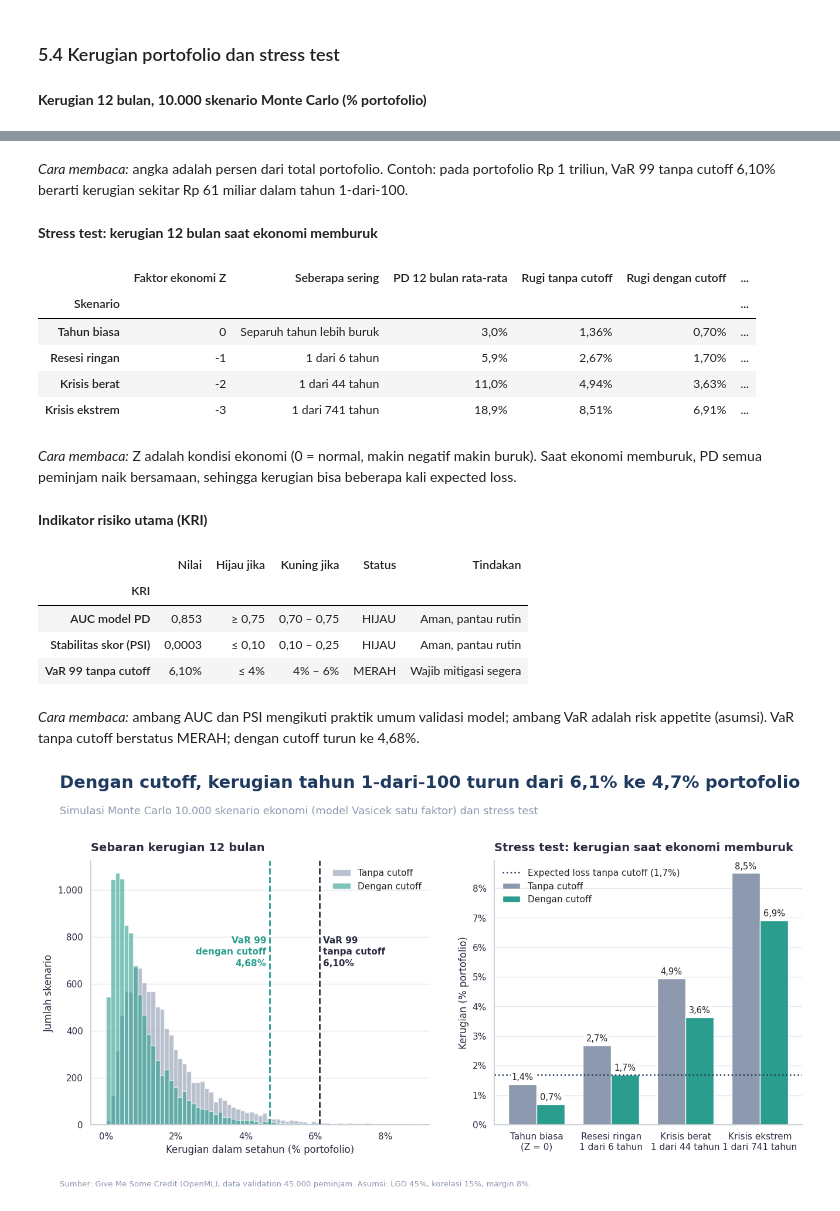
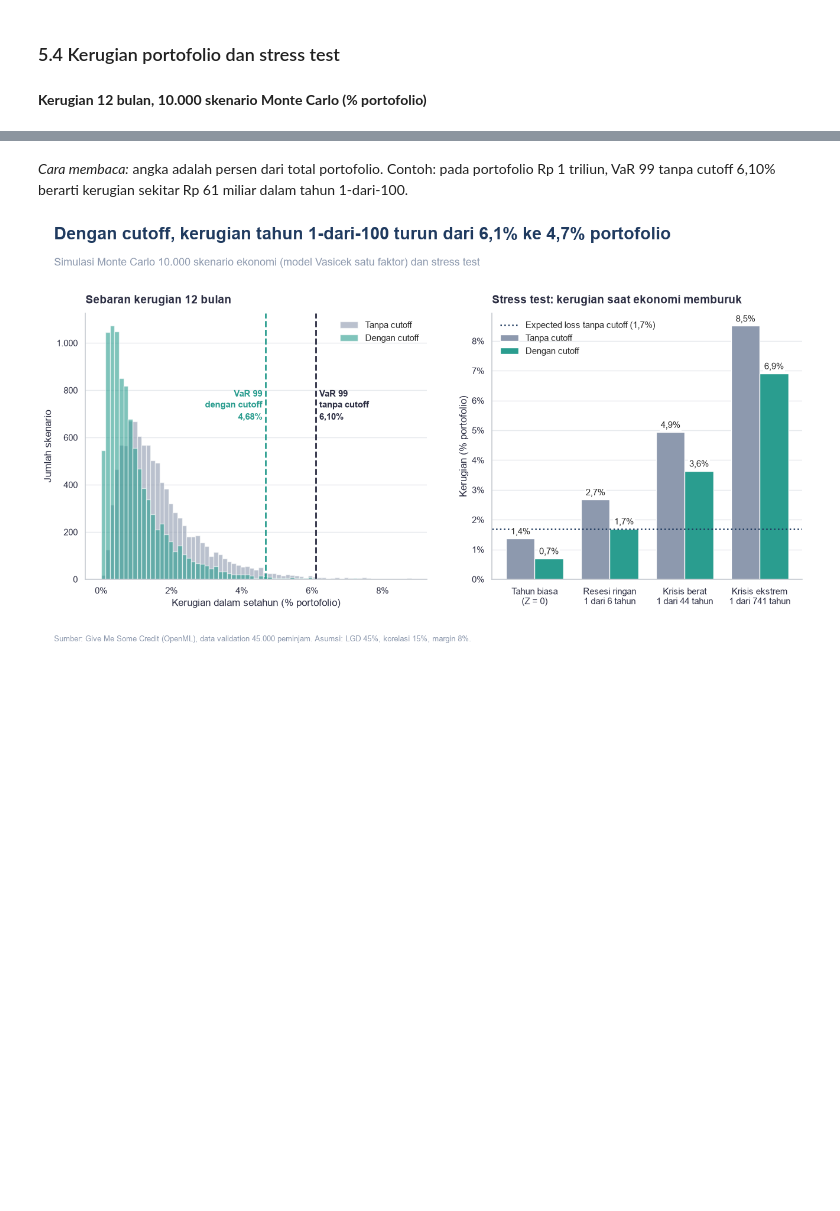
Before and after one commit to aldo02032004/credit-risk-model, a Jupyter notebook: credit_risk_model.ipynb, the cells around one changed output, grey strips where cells are left out. Drawn from its saved outputs; the diff is of its cells as text; code cells hidden in the pictures; blank space fills up the shorter version.

```diff
--- a/credit_risk_model.ipynb
+++ b/credit_risk_model.ipynb
@@ -186,8 +160,7 @@ port["lolos"] = port.skor >= cutoff
 
 # Default rate aktual per desil skor: bukti model mengurutkan risiko dengan benar
 port["desil"] = pd.qcut(port.skor, 10, labels=range(1, 11))
-band = port.groupby("desil", observed=True).agg(skor_min=("skor", "min"), skor_max=("skor", "max"),
-                                                pd_prediksi=("pd2", "mean"), default_aktual=("default", "mean"))
+band = port.groupby("desil", observed=True).agg(pd_prediksi=("pd2", "mean"), default_aktual=("default", "mean"))
 assert skor(0.01) > skor(0.2) and band.default_aktual.is_monotonic_decreasing
 # %% [markdown]
 ## 4. Expected loss, Monte Carlo, dan stress test
@@ -213,7 +186,7 @@ def loss(z, book):                                                  # rugi sebag
 
 def metrics(c):
     var = np.quantile(c, P["conf"])
-    return pd.Series({"EL": c.mean(), "Std": c.std(), "VaR 99": var, "CVaR 99": c[c >= var].mean(), "UL = VaR − EL": var - c.mean()})
+    return pd.Series({"EL": c.mean(), "VaR 99": var, "CVaR 99": c[c >= var].mean(), "UL = VaR − EL": var - c.mean()})
 
 Z = np.random.default_rng(P["seed"]).standard_normal(P["n_sims"])   # seed sama → skenario sama untuk dua kebijakan
 lolos = port[port.lolos]
@@ -222,22 +195,19 @@ m = pd.DataFrame({"Tanpa cutoff": metrics(L), "Dengan cutoff": metrics(L_cut)})
 
 stres = pd.DataFrame({"Z": [0, -1, -2, -3]}, index=["Median", "Ringan", "Berat", "Ekstrem"])
 stres["1 dari N tahun"] = 1 / norm.cdf(stres.Z)
-stres["PD12 rata-rata"] = [loss(z, port).item() / P["lgd"] for z in stres.Z]
 stres["Rugi tanpa cutoff"] = [loss(z, port).item() for z in stres.Z]
 stres["Rugi dengan cutoff"] = [loss(z, lolos).item() for z in stres.Z]
-stres["Rugi / EL"] = stres["Rugi tanpa cutoff"] / m.loc["EL", "Tanpa cutoff"]
 
 cut = pd.Series({
     "Approval rate": port.lolos.mean(), "Bad rate aktual, semua": port.default.mean(),
     "Bad rate aktual, lolos": lolos.default.mean(), "Bad rate aktual, ditolak": port[~port.lolos].default.mean(),
-    "EL tanpa cutoff": m.loc["EL", "Tanpa cutoff"], "EL dengan cutoff": m.loc["EL", "Dengan cutoff"],
 })
 
 # KRI: (nilai, batas hijau, batas kuning); AUC dibalik tanda karena makin tinggi makin baik
 kri = pd.DataFrame([
     ("AUC model PD",       val.AUC["Logistik"],  0.75, 0.70, -1),   # batas umum validasi model
-    ("PSI skor dev → val", val["PSI dev→val"]["Logistik"], 0.10, 0.25, 1),   # konvensi PSI industri
-    ("VaR 99 (% portofolio)", m.loc["VaR 99", "Tanpa cutoff"], 0.04, 0.06, 1),   # risk appetite (asumsi)
+    ("Stabilitas skor (PSI)", val["PSI dev→val"]["Logistik"], 0.10, 0.25, 1),   # konvensi PSI industri
+    ("VaR 99 tanpa cutoff", m.loc["VaR 99", "Tanpa cutoff"], 0.04, 0.06, 1),   # risk appetite (asumsi)
 ], columns=["KRI", "nilai", "hijau", "kuning", "arah"]).set_index("KRI")
 kri["status"] = [status(r.arah * r.nilai, r.arah * r.hijau, r.arah * r.kuning) for r in kri.itertuples()]
 
@@ -499,38 +365,15 @@ fig.savefig("images/03_cutoff.png"); plt.show()
 tampil("Kerugian 12 bulan, 10.000 skenario Monte Carlo (% portofolio)", pd.DataFrame([
     (lab, pct(mt[k], 2), pct(mc[k], 2), arti) for lab, k, arti in [
         ("Expected loss (EL)", "EL", "Kerugian rata-rata per tahun; ditutup oleh cadangan (CKPN)"),
-        ("Standar deviasi", "Std", "Seberapa jauh kerugian biasanya bergeser dari rata-rata"),
         ("VaR 99", "VaR 99", "Kerugian yang hanya terlampaui 1 dari 100 tahun"),
         ("CVaR 99", "CVaR 99", "Rata-rata kerugian pada 1% tahun terburuk"),
-        ("Unexpected loss (UL)", "UL = VaR − EL", "VaR 99 − EL; kerugian di atas rata-rata yang harus ditutup modal")]
+        ("Unexpected loss (UL)", "UL = VaR − EL", "Kerugian di atas rata-rata yang harus ditutup modal")]
 ], columns=["Metrik", "Tanpa cutoff", "Dengan cutoff", "Arti"]).set_index("Metrik"),
     "angka adalah persen dari total portofolio. Contoh: pada portofolio Rp 1 triliun, VaR 99 tanpa cutoff "
     f"{pct(mt['VaR 99'], 2)} berarti kerugian sekitar Rp {num(mt['VaR 99'] * 1000, 0)} miliar dalam tahun 1-dari-100.")
 
 nama_skenario = {"Median": "Tahun biasa", "Ringan": "Resesi ringan", "Berat": "Krisis berat", "Ekstrem": "Krisis ekstrem"}
-tampil("Stress test: kerugian 12 bulan saat ekonomi memburuk", pd.DataFrame({
-    "Faktor ekonomi Z": stres.Z.values,
-    "Seberapa sering": [("Separuh tahun lebih buruk" if z == 0 else f"1 dari {num(n, 0)} tahun")
-                        for z, n in zip(stres.Z, stres["1 dari N tahun"])],
-    "PD 12 bulan rata-rata": stres["PD12 rata-rata"].map(pct).values,
-    "Rugi tanpa cutoff": stres["Rugi tanpa cutoff"].map(lambda x: pct(x, 2)).values,
-    "Rugi dengan cutoff": stres["Rugi dengan cutoff"].map(lambda x: pct(x, 2)).values,
-    "Kelipatan EL": stres["Rugi / EL"].map(lambda x: f"{num(x, 1)}×").values,
-}, index=pd.Index(stres.index.map(nama_skenario), name="Skenario")),
-    "Z adalah kondisi ekonomi (0 = normal, makin negatif makin buruk). Saat ekonomi memburuk, PD semua peminjam naik "
-    "bersamaan, sehingga kerugian bisa beberapa kali expected loss.")
-
-ambang = [lambda x: num(x, 2), lambda x: num(x, 2), lambda x: pct(x, 0)]
-tampil("Indikator risiko utama (KRI)", pd.DataFrame({
-    "Nilai": nilai_kri,
-    "Hijau jika": [("≥ " if r.arah < 0 else "≤ ") + f(r.hijau) for r, f in zip(kri.itertuples(), ambang)],
-    "Kuning jika": [f"{f(min(r.hijau, r.kuning))} – {f(max(r.hijau, r.kuning))}" for r, f in zip(kri.itertuples(), ambang)],
-    "Status": kri.status.values,
-    "Tindakan": kri.status.map(tindakan).values,
-}, index=pd.Index(kri.index.map(nama_kri), name="KRI")),
-    f"ambang AUC dan PSI mengikuti praktik umum validasi model; ambang VaR adalah risk appetite (asumsi). "
-    f"VaR tanpa cutoff berstatus {kri.status.iloc[2]}; dengan cutoff turun ke {pct(mc['VaR 99'], 2)}.")
-
+nama_skenario = {"Median": "Tahun biasa", "Ringan": "Resesi ringan", "Berat": "Krisis berat", "Ekstrem": "Krisis ekstrem"}
 fig = slide(f"Dengan cutoff, kerugian tahun 1-dari-100 turun dari {pct(mt['VaR 99'])} ke {pct(mc['VaR 99'])} portofolio",
             f"Simulasi Monte Carlo {num(P['n_sims'], 0)} skenario ekonomi (model Vasicek satu faktor) dan stress test")
 ax = fig.subplots(1, 2, gridspec_kw={"width_ratios": [1.1, 1]})
@@ -572,17 +414,2 @@ fig.savefig("images/04_kerugian.png"); plt.show()
 *Cara membaca:* angka adalah persen dari total portofolio. Contoh: pada portofolio Rp 1 triliun, VaR 99 tanpa cutoff 6,10% berarti kerugian sekitar Rp 61 miliar dalam tahun 1-dari-100.
-**Stress test: kerugian 12 bulan saat ekonomi memburuk**
-|  | Faktor ekonomi Z | Seberapa sering | PD 12 bulan rata-rata | Rugi tanpa cutoff | Rugi dengan cutoff | ... |
-| Skenario |  |  |  |  |  | ... |
-| Tahun biasa | 0 | Separuh tahun lebih buruk | 3,0% | 1,36% | 0,70% | ... |
-| Resesi ringan | -1 | 1 dari 6 tahun | 5,9% | 2,67% | 1,70% | ... |
-| Krisis berat | -2 | 1 dari 44 tahun | 11,0% | 4,94% | 3,63% | ... |
-| Krisis ekstrem | -3 | 1 dari 741 tahun | 18,9% | 8,51% | 6,91% | ... |
-*Cara membaca:* Z adalah kondisi ekonomi (0 = normal, makin negatif makin buruk). Saat ekonomi memburuk, PD semua peminjam naik bersamaan, sehingga kerugian bisa beberapa kali expected loss.
-**Indikator risiko utama (KRI)**
-|  | Nilai | Hijau jika | Kuning jika | Status | Tindakan |
-| KRI |  |  |  |  |  |
-| AUC model PD | 0,853 | ≥ 0,75 | 0,70 – 0,75 | HIJAU | Aman, pantau rutin |
-| Stabilitas skor (PSI) | 0,0003 | ≤ 0,10 | 0,10 – 0,25 | HIJAU | Aman, pantau rutin |
-| VaR 99 tanpa cutoff | 6,10% | ≤ 4% | 4% – 6% | MERAH | Wajib mitigasi segera |
-*Cara membaca:* ambang AUC dan PSI mengikuti praktik umum validasi model; ambang VaR adalah risk appetite (asumsi). VaR tanpa cutoff berstatus MERAH; dengan cutoff turun ke 4,68%.
-[figure, old version]
+[figure, new version]
```
Also changed, not shown: parts of 9 cells of this notebook, 1 other file.
